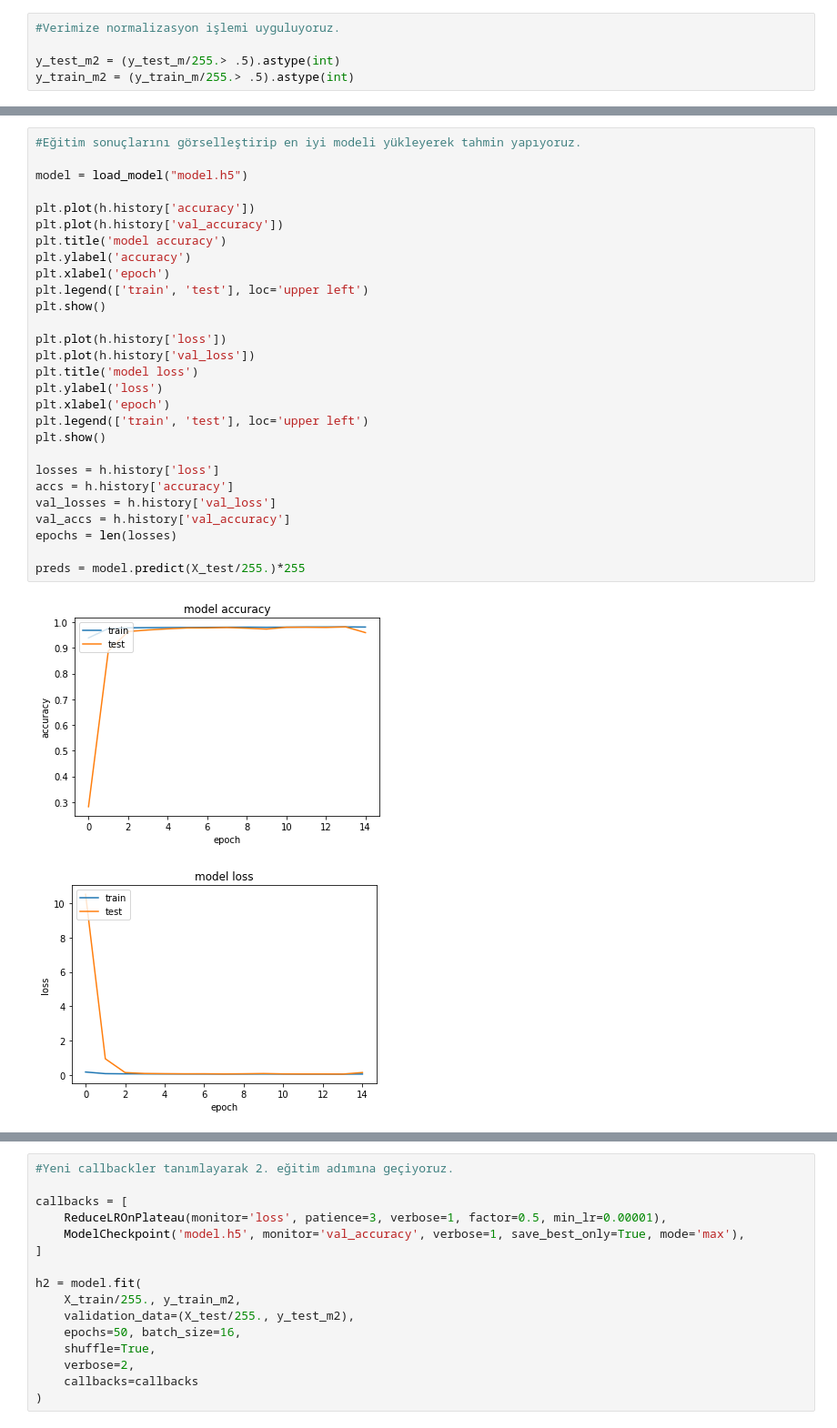
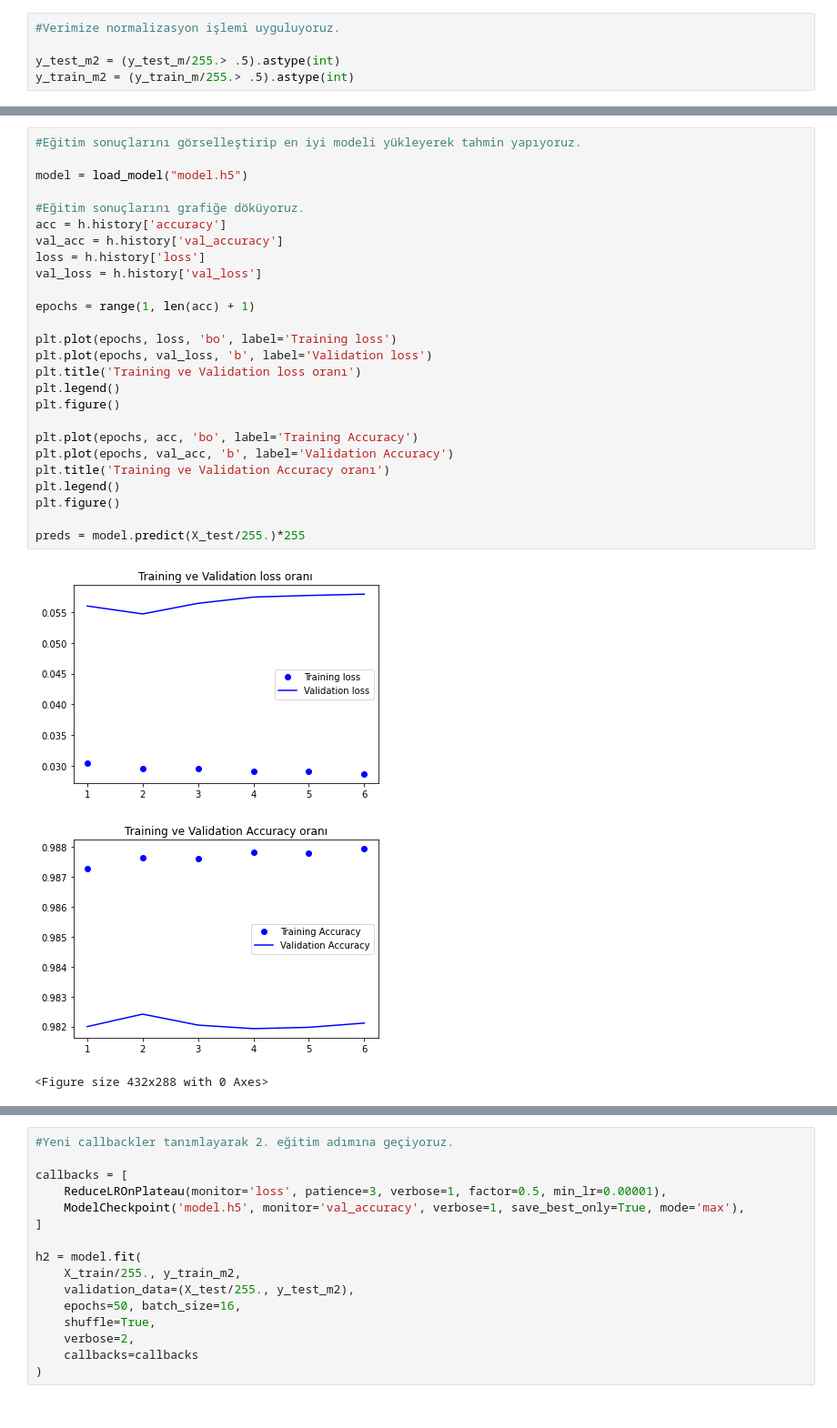
Before and after one commit to TevfikaTuran/LungClassifier, a Jupyter notebook: createMask.ipynb, the cells around one changed output, grey strips where cells are left out. Shown at 91% size. Drawn from its saved outputs; the diff is of its cells as text.

```diff
--- a/createMask.ipynb
+++ b/createMask.ipynb
@@ -137,34 +155,33 @@ Epoch 00015: val_accuracy did not improve from 0.98191
-# %%
-#Eğitim sonuçlarını görselleştirip en iyi modeli yükleyerek tahmin yapıyoruz.
-
-model = load_model("model.h5")
-
-plt.plot(h.history['accuracy'])
-plt.plot(h.history['val_accuracy'])
-plt.title('model accuracy')
-plt.ylabel('accuracy')
-plt.xlabel('epoch')
-plt.legend(['train', 'test'], loc='upper left')
-plt.show()
-
-plt.plot(h.history['loss'])
-plt.plot(h.history['val_loss'])
-plt.title('model loss')
-plt.ylabel('loss')
-plt.xlabel('epoch')
-plt.legend(['train', 'test'], loc='upper left')
-plt.show()
-
-losses = h.history['loss']
-accs = h.history['accuracy']
-val_losses = h.history['val_loss']
-val_accs = h.history['val_accuracy']
-epochs = len(losses)
-
-preds = model.predict(X_test/255.)*255
-# %% [output]
-[figure, removed]
-[figure, removed]
+# %%
+#Eğitim sonuçlarını görselleştirip en iyi modeli yükleyerek tahmin yapıyoruz.
+
+model = load_model("model.h5")
+
+#Eğitim sonuçlarını grafiğe döküyoruz.
+acc = h.history['accuracy']
+val_acc = h.history['val_accuracy']
+loss = h.history['loss']
+val_loss = h.history['val_loss']
+
+epochs = range(1, len(acc) + 1)
+
+plt.plot(epochs, loss, 'bo', label='Training loss')
+plt.plot(epochs, val_loss, 'b', label='Validation loss')
+plt.title('Training ve Validation loss oranı')
+plt.legend()
+plt.figure()
+
+plt.plot(epochs, acc, 'bo', label='Training Accuracy')
+plt.plot(epochs, val_acc, 'b', label='Validation Accuracy')
+plt.title('Training ve Validation Accuracy oranı')
+plt.legend()
+plt.figure()
+
+preds = model.predict(X_test/255.)*255
+# %% [output]
+[figure, added]
+[figure, added]
+<Figure size 432x288 with 0 Axes>
 # %%
 #Tahmin sonuçlarımızı görselleştiriyoruz.
 showRandomPredict(X_test, y_test_m, preds, 2, True)
```
Also changed, not shown: parts of 5 cells of this notebook, 8 other files.
